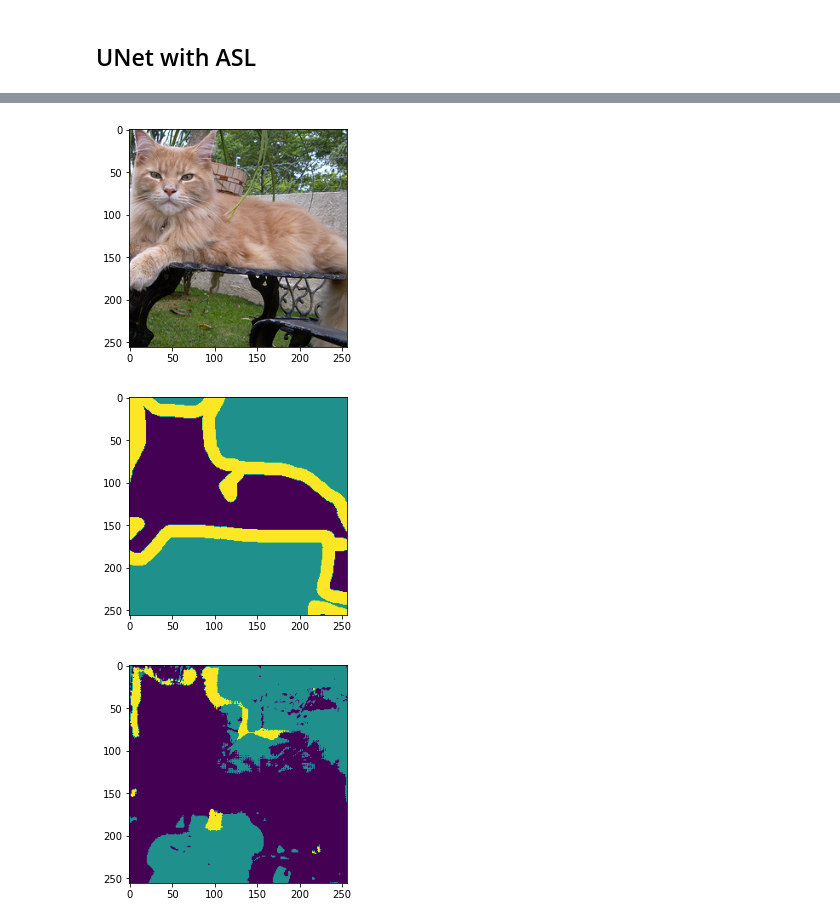
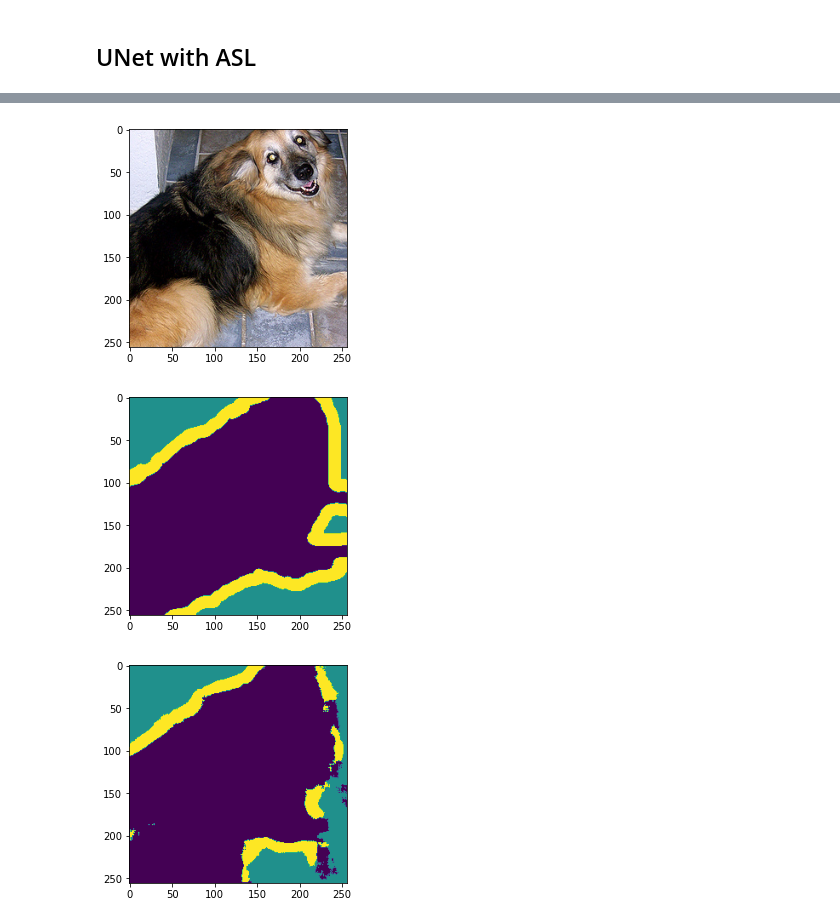
Before and after one commit to HeiseMax/ActiveShiftLayer, a Jupyter notebook: U_Net_ALS.ipynb, the cells around one changed output, grey strips where cells are left out. Drawn from its saved outputs; the diff is of its cells as text; code cells hidden in the pictures.

```diff
--- a/U_Net_ALS.ipynb
+++ b/U_Net_ALS.ipynb
@@ -112,22 +117,22 @@ print(np.mean(U_NN_ASL.train_time))
 # %%
 def show_segmentation_results(NN, dataset, index, device):
     img = torch.transpose(dataset[index][0], 2, 0)
     img = torch.transpose(img, 1,0)
     plt.imshow(img)
     plt.show()
 
     plt.imshow(dataset[index][1][0])
     plt.show()
 
     seg = dataset[index][0]
     seg = seg[None,:,:,:].to(device)
     outputs = NN(seg)
     outputs = torch.argmax(outputs, 1, keepdim=True)
     plt.imshow(outputs[0][0].detach().to("cpu").numpy())
     plt.show()
 
-show_segmentation_results(U_NN_ASL, train_dataset, 1000, device)
+show_segmentation_results(U_NN_ASL, train_dataset, 933, device)
 # %% [output]
-[figure, old version]
+[figure, new version]
-[figure, old version]
+[figure, new version]
-[figure, old version]
+[figure, new version]
```
Also changed, not shown: parts of 4 cells of this notebook, 4 other files.
